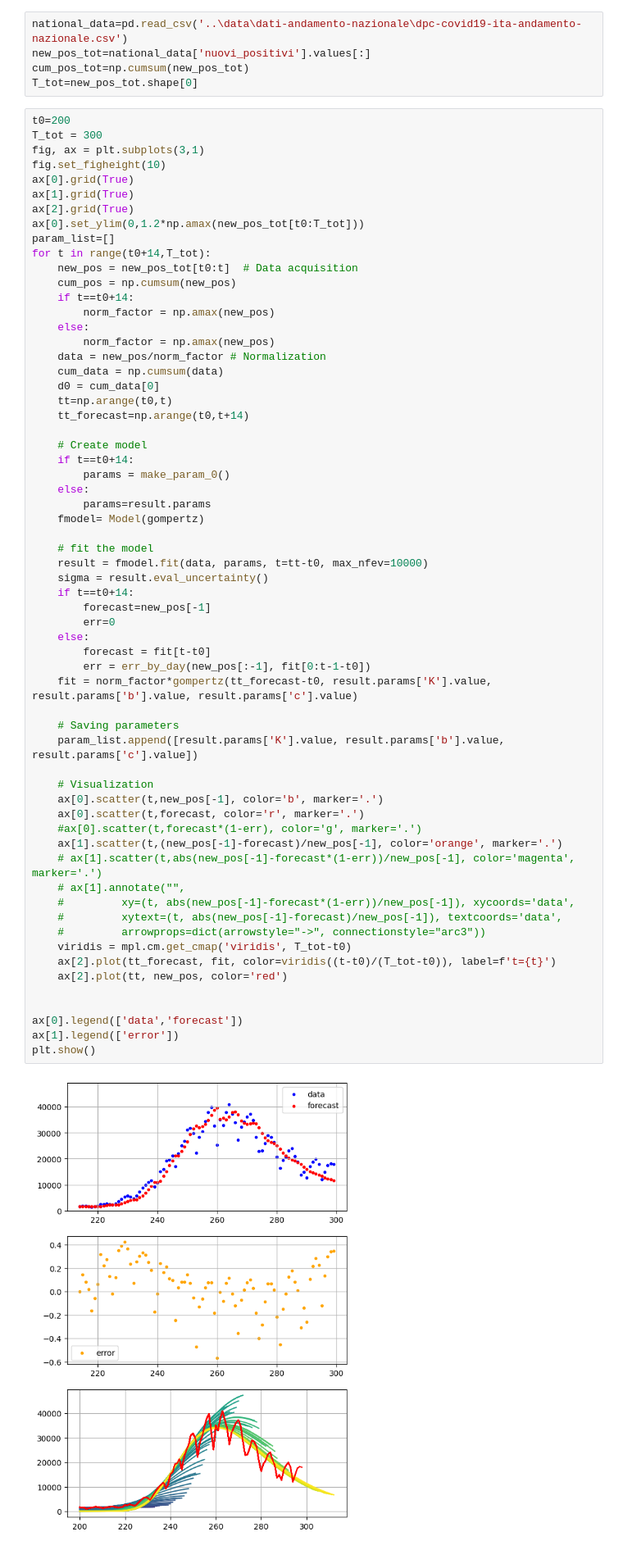
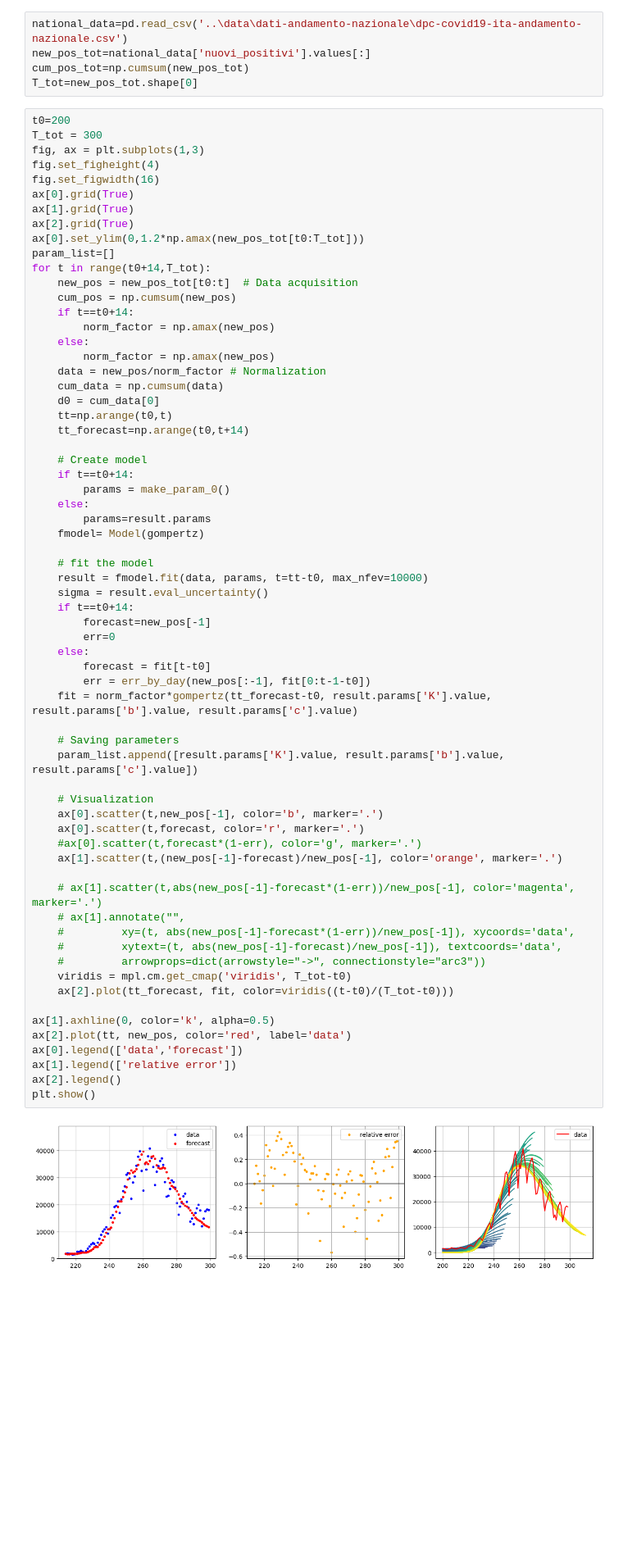
Before and after one commit to Adrianominora/Wave, a Jupyter notebook: script/Forecast.ipynb, the cells around one changed output. Shown: that part at 82% size. Cells and saved outputs as stored; diff of their text form; blank space fills up the shorter version.

```diff
--- a/script/Forecast.ipynb
+++ b/script/Forecast.ipynb
@@ -49,8 +49,9 @@ T_tot=new_pos_tot.shape[0]
 # %%
 t0=200
 T_tot = 300
-fig, ax = plt.subplots(3,1)
-fig.set_figheight(10)
+fig, ax = plt.subplots(1,3)
+fig.set_figheight(4)
+fig.set_figwidth(16)
 ax[0].grid(True)
 ax[1].grid(True)
 ax[2].grid(True)
@@ -78,38 +79,40 @@ for t in range(t0+14,T_tot):
 
     # fit the model
     result = fmodel.fit(data, params, t=tt-t0, max_nfev=10000)
     sigma = result.eval_uncertainty()
     if t==t0+14:
         forecast=new_pos[-1]
         err=0
     else:
         forecast = fit[t-t0]
         err = err_by_day(new_pos[:-1], fit[0:t-1-t0])
     fit = norm_factor*gompertz(tt_forecast-t0, result.params['K'].value, result.params['b'].value, result.params['c'].value)
 
     # Saving parameters
     param_list.append([result.params['K'].value, result.params['b'].value, result.params['c'].value])
 
     # Visualization
     ax[0].scatter(t,new_pos[-1], color='b', marker='.')
     ax[0].scatter(t,forecast, color='r', marker='.')
     #ax[0].scatter(t,forecast*(1-err), color='g', marker='.')
     ax[1].scatter(t,(new_pos[-1]-forecast)/new_pos[-1], color='orange', marker='.')
+
     # ax[1].scatter(t,abs(new_pos[-1]-forecast*(1-err))/new_pos[-1], color='magenta', marker='.')
     # ax[1].annotate("",
     #         xy=(t, abs(new_pos[-1]-forecast*(1-err))/new_pos[-1]), xycoords='data',
     #         xytext=(t, abs(new_pos[-1]-forecast)/new_pos[-1]), textcoords='data',
     #         arrowprops=dict(arrowstyle="->", connectionstyle="arc3"))
     viridis = mpl.cm.get_cmap('viridis', T_tot-t0)
-    ax[2].plot(tt_forecast, fit, color=viridis((t-t0)/(T_tot-t0)), label=f't={t}')
-    ax[2].plot(tt, new_pos, color='red')
+    ax[2].plot(tt_forecast, fit, color=viridis((t-t0)/(T_tot-t0)))
 
-
+ax[1].axhline(0, color='k', alpha=0.5)
+ax[2].plot(tt, new_pos, color='red', label='data')
 ax[0].legend(['data','forecast'])
-ax[1].legend(['error'])
+ax[1].legend(['relative error'])
+ax[2].legend()
 plt.show()
 # %% [output]
-[figure, old version]
+[figure, new version]
 # %%
 print(result.fit_report())
 
```
Also changed, not shown: parts of 2 cells of this notebook, 3 other files.
